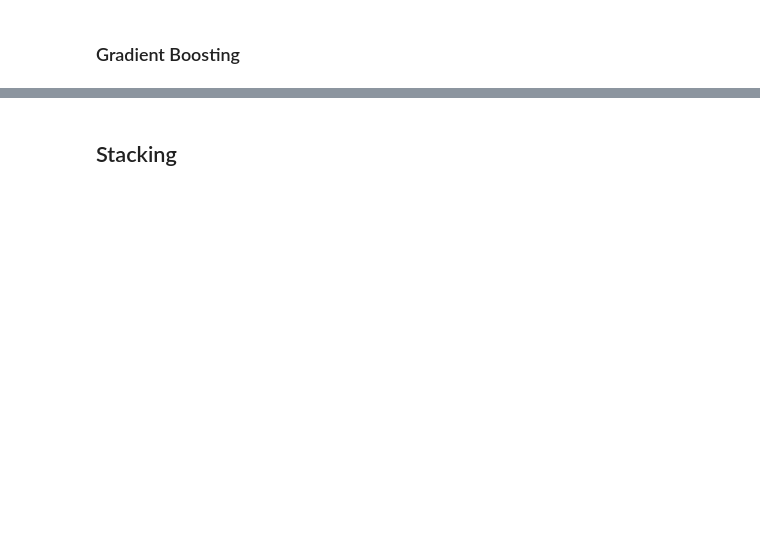
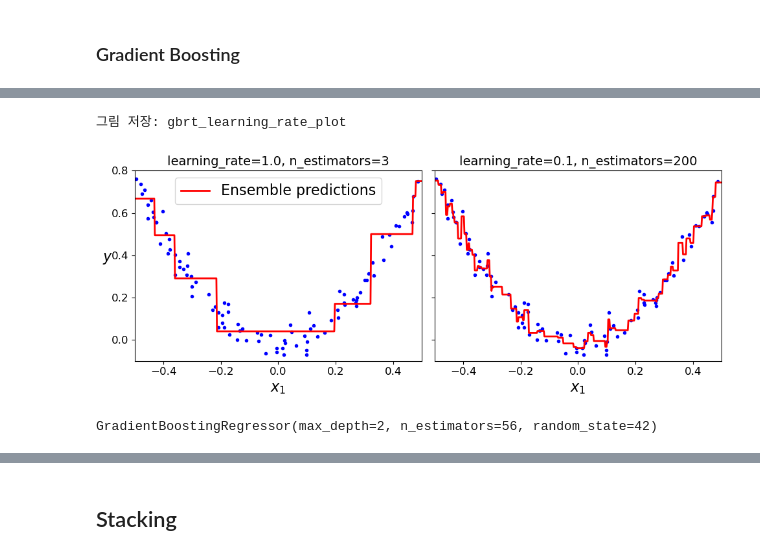
Before and after one commit to solyourock/ML_study, a Jupyter notebook: Hands_on/Chap7/chap_7.ipynb, the cells around one changed output, grey strips where cells are left out. Cells and saved outputs as stored; diff of their text form; code cells hidden in the pictures; blank space fills up the shorter version.

```diff
--- a/Hands_on/Chap7/chap_7.ipynb
+++ b/Hands_on/Chap7/chap_7.ipynb
@@ -323,0 +422,37 @@ for subplot, learning_rate in ((0,1), (1,0.5)):
+# %%
+fix, axes = plt.subplots(ncols=2, figsize=(10,4), sharey=True)
+
+plt.sca(axes[0])
+plot_predictions([gbrt], X, y, axes=[-0.5, 0.5, -0.1, 0.8], label="Ensemble predictions")
+plt.title("learning_rate={}, n_estimators={}".format(gbrt.learning_rate, gbrt.n_estimators), fontsize=14)
+plt.xlabel("$x_1$", fontsize=16)
+plt.ylabel("$y$", fontsize=16, rotation=0)
+
+plt.sca(axes[1])
+plot_predictions([gbrt_slow], X, y, axes=[-0.5, 0.5, -0.1, 0.8])
+plt.title("learning_rate={}, n_estimators={}".format(gbrt_slow.learning_rate, gbrt_slow.n_estimators), fontsize=14)
+plt.xlabel("$x_1$", fontsize=16)
+
+save_fig("gbrt_learning_rate_plot")
+plt.show()
+# %% [output]
+그림 저장: gbrt_learning_rate_plot
+[figure, added]
+# %%
+import numpy as np
+from sklearn.model_selection import train_test_split
+from sklearn.metrics import mean_squared_error
+
+X_train, X_val, y_train, y_val = train_test_split(X, y, random_state=49)
+
+gbrt = GradientBoostingRegressor(max_depth=2, n_estimators=120, random_state=42)
+gbrt.fit(X_train, y_train)
+
+errors = [mean_squared_error(y_val, y_pred)
+         for y_pred in gbrt.staged_predict(X_val)]
+bst_n_estimators = np.argmin(errors) + 1
+
+gbrt_best = GradientBoostingRegressor(max_depth=2, n_estimators=bst_n_estimators, random_state=42)
+gbrt_best.fit(X_train, y_train)
+# %% [output]
+GradientBoostingRegressor(max_depth=2, n_estimators=56, random_state=42)
```
Also changed, not shown: parts of 61 cells of this notebook, 3 other files.
